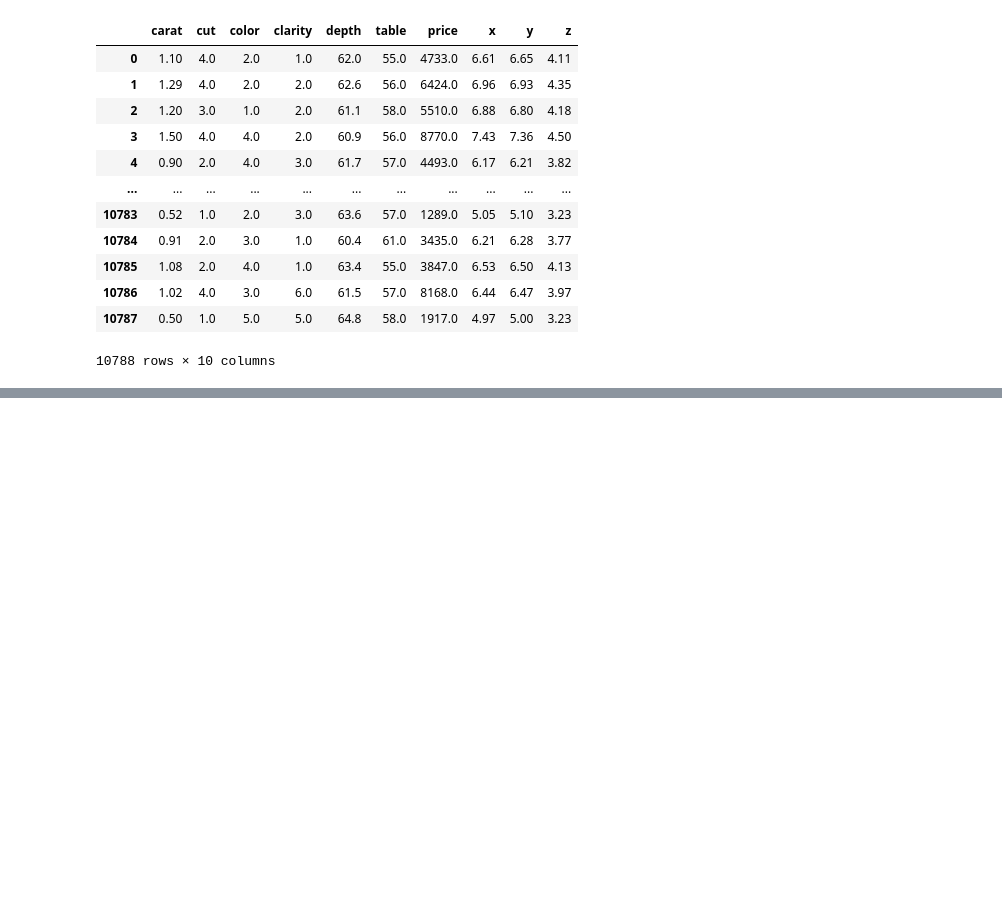
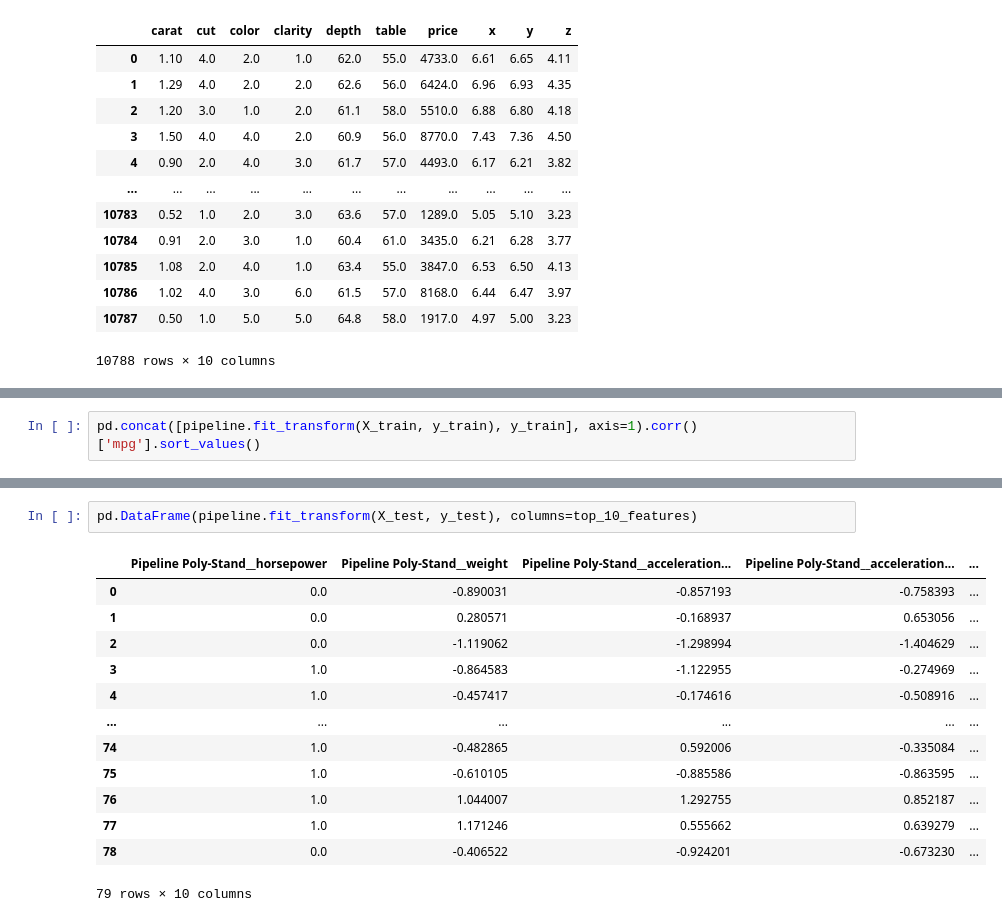
Before and after one commit to MouloudB-24/MP-PRO, a Jupyter notebook: entrainement.ipynb, the cells around one changed output, grey strips where cells are left out. Drawn from its saved outputs; the diff is of its cells as text; blank space fills up the shorter version.

```diff
--- a/entrainement.ipynb
+++ b/entrainement.ipynb
@@ -1591,0 +1997,2 @@ test_set
+# %%
+pd.concat([pipeline.fit_transform(X_train, y_train), y_train], axis=1).corr()['mpg'].sort_values()
@@ -1591,0 +2015,16 @@ test_set
+# %%
+pd.DataFrame(pipeline.fit_transform(X_test, y_test), columns=top_10_features)
+# %% [output]
+|  | Pipeline Poly-Stand__horsepower | Pipeline Poly-Stand__weight | Pipeline Poly-Stand__acceleration... | Pipeline Poly-Stand__acceleration... | ... |
+| 0 | 0.0 | -0.890031 | -0.857193 | -0.758393 | ... |
+| 1 | 0.0 | 0.280571 | -0.168937 | 0.653056 | ... |
+| 2 | 0.0 | -1.119062 | -1.298994 | -1.404629 | ... |
+| 3 | 1.0 | -0.864583 | -1.122955 | -0.274969 | ... |
+| 4 | 1.0 | -0.457417 | -0.174616 | -0.508916 | ... |
+| ... | ... | ... | ... | ... | ... |
+| 74 | 1.0 | -0.482865 | 0.592006 | -0.335084 | ... |
+| 75 | 1.0 | -0.610105 | -0.885586 | -0.863595 | ... |
+| 76 | 1.0 | 1.044007 | 1.292755 | 0.852187 | ... |
+| 77 | 1.0 | 1.171246 | 0.555662 | 0.639279 | ... |
+| 78 | 0.0 | -0.406522 | -0.924201 | -0.673230 | ... |
+79 rows × 10 columns
```
Also changed, not shown: parts of 42 cells of this notebook.
